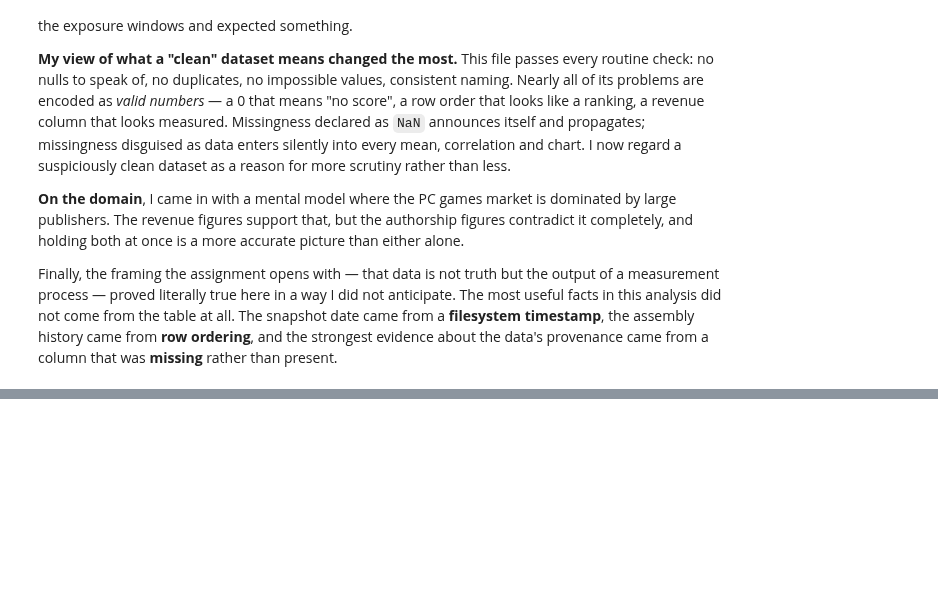
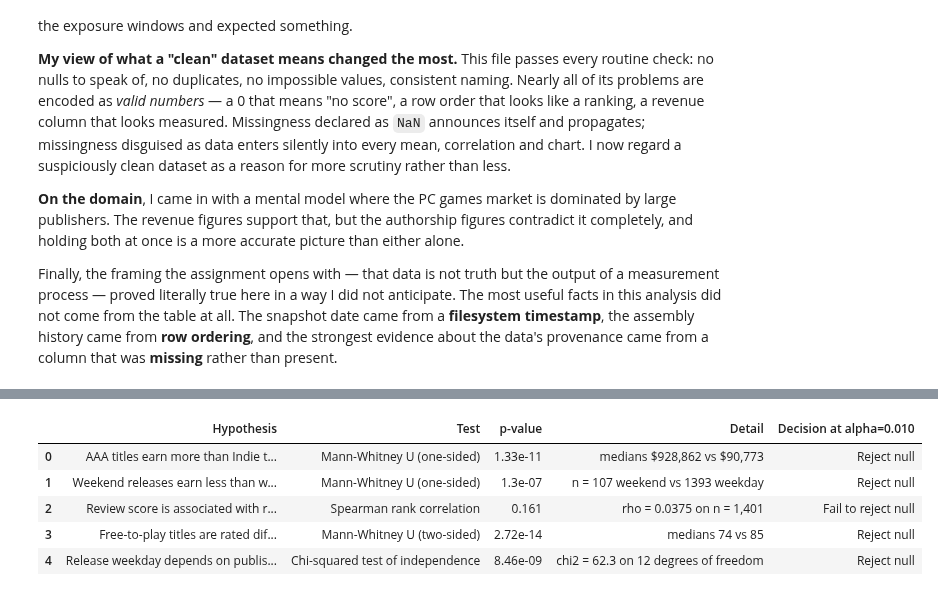
Before and after one commit to shonmazon/Data_Science, a Jupyter notebook: assignment1-eda/notebooks/steam_2024_eda.ipynb, the cells around one changed output, grey strips where cells are left out. Cells and saved outputs as stored; diff of their text form; code cells hidden in the pictures; blank space fills up the shorter version.

```diff
--- a/assignment1-eda/notebooks/steam_2024_eda.ipynb
+++ b/assignment1-eda/notebooks/steam_2024_eda.ipynb
@@ -1959,0 +2069,9 @@ provenance came from a column that was **missing** rather than present.
+# %%
+run_hypothesis_tests(engineered_games)
+# %% [output]
+|  | Hypothesis | Test | p-value | Detail | Decision at alpha=0.010 |
+| 0 | AAA titles earn more than Indie t... | Mann-Whitney U (one-sided) | 1.33e-11 | medians $928,862 vs $90,773 | Reject null |
+| 1 | Weekend releases earn less than w... | Mann-Whitney U (one-sided) | 1.3e-07 | n = 107 weekend vs 1393 weekday | Reject null |
+| 2 | Review score is associated with r... | Spearman rank correlation | 0.161 | rho = 0.0375 on n = 1,401 | Fail to reject null |
+| 3 | Free-to-play titles are rated dif... | Mann-Whitney U (two-sided) | 2.72e-14 | medians 74 vs 85 | Reject null |
+| 4 | Release weekday depends on publis... | Chi-squared test of independence | 8.46e-09 | chi2 = 62.3 on 12 degrees of freedom | Reject null |
```
Also changed, not shown: parts of 9 cells of this notebook, 3 other files.
